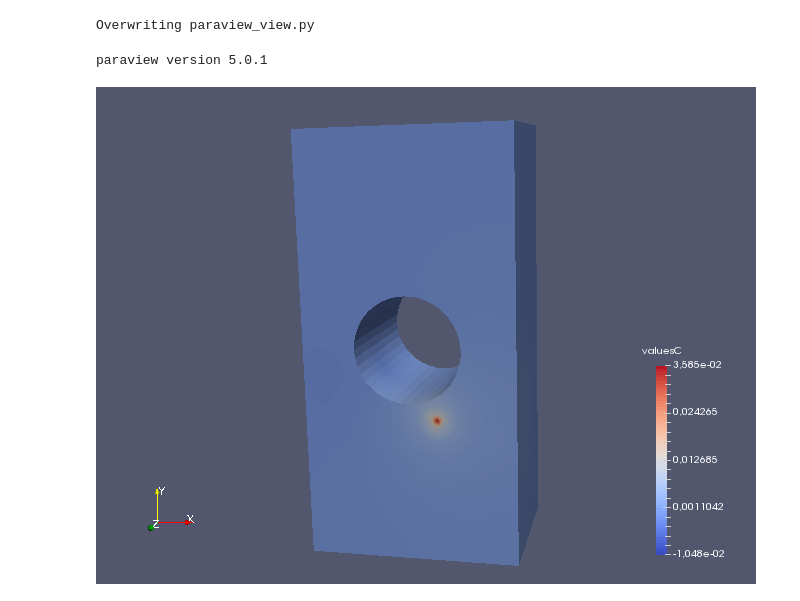
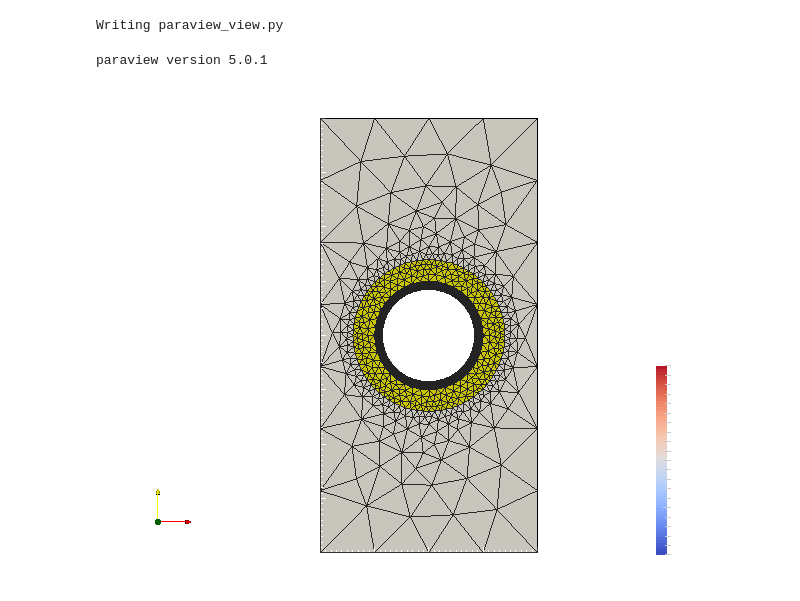
Before and after one commit to peberg/fem-pipe, a Jupyter notebook: scene_visuals.ipynb, the cells around one changed output. Cells and saved outputs as stored; diff of their text form; code cells hidden in the pictures.

```diff
--- a/scene_visuals.ipynb
+++ b/scene_visuals.ipynb
@@ -555,15 +555,15 @@ outline1Display.Opacity = 0.9
 # Properties modified on outline1Display
 outline1Display.Opacity = 0.8
 # save screenshot
-SaveScreenshot('/home/bergmann/peterb/tech_topics/460_fem_pipe/fem-pipe/mayavi/out.png', magnification=1, quality=100, view=renderView1)
+SaveScreenshot('/home/bergmann/peterb/tech_topics/460_fem_pipe/fem-pipe/geom_raw.png', magnification=1, quality=100, view=renderView1)
 # %% [output]
-Overwriting paraview_view.py
+Writing paraview_view.py
 # %%
 !paraview --script=paraview_view.py
 # %% [output]
 paraview version 5.0.1
 # %%
 from IPython.display import Image
-Image(filename='out.png')
+Image(filename='geom_raw.png')
 # %% [output]
-[figure, old version]
+[figure, new version]
```
Also changed, not shown: 3 other files.
